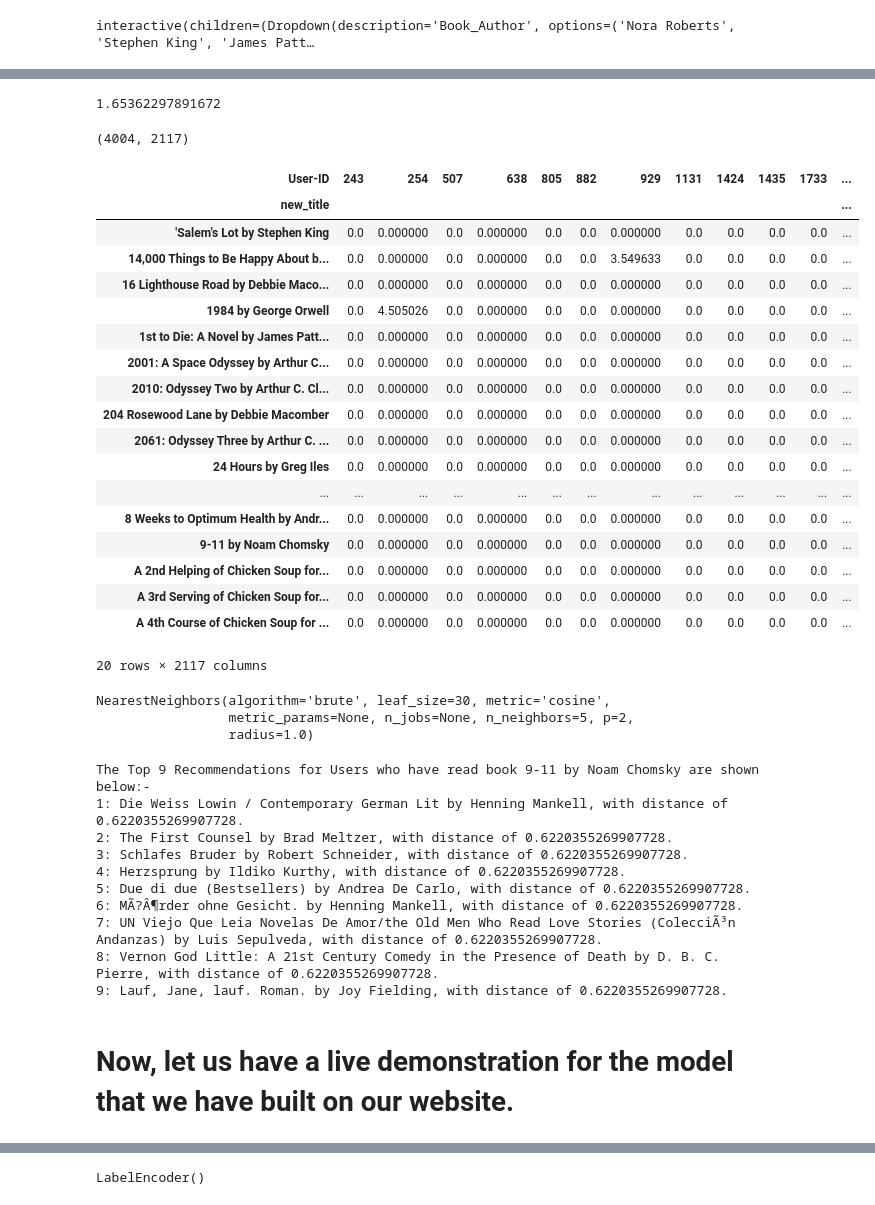
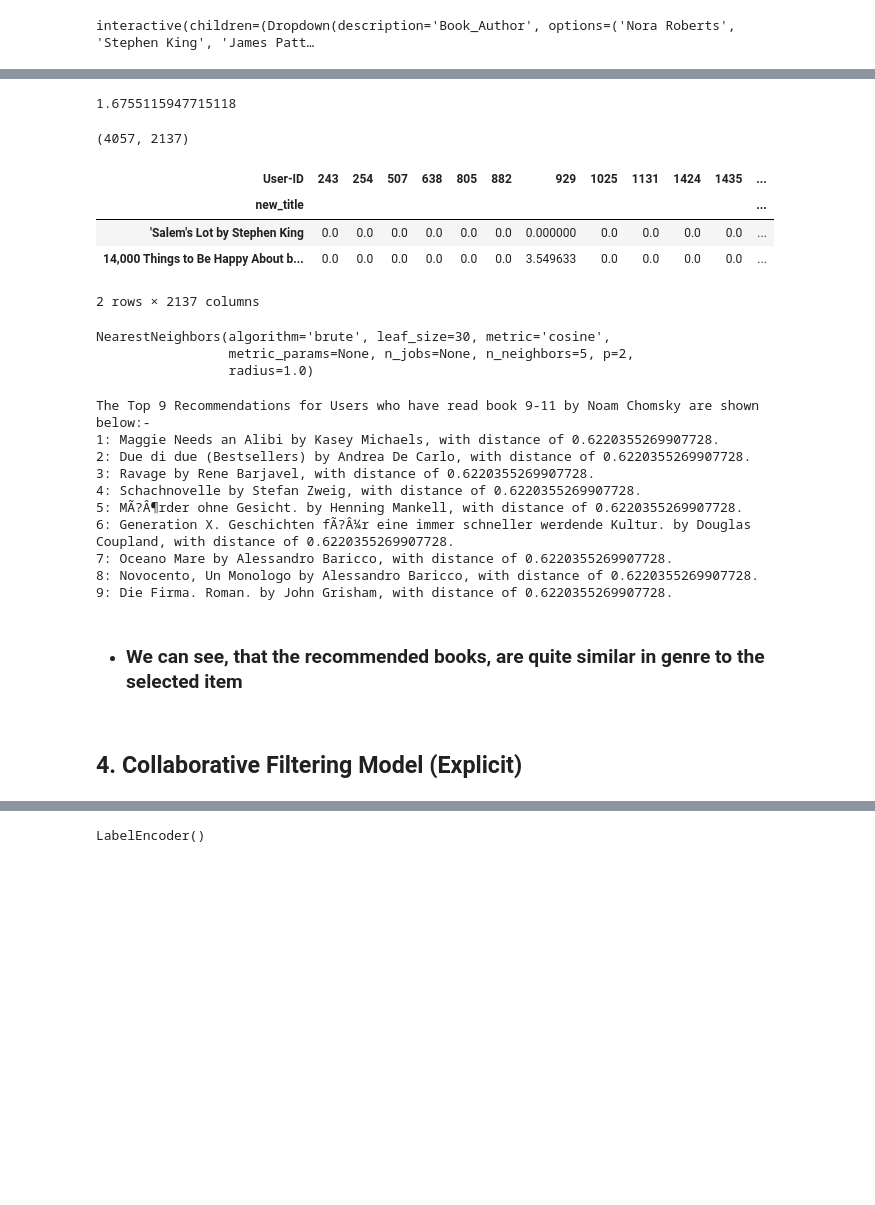
Before and after one commit to harshmudgil97/book_recommender_system, a Jupyter notebook: Final_Book_Recommendation_System.ipynb, the cells around one changed output, grey strips where cells are left out. Cells and saved outputs as stored; diff of their text form; code cells hidden in the pictures; blank space fills up the shorter version.

```diff
--- a/Final_Book_Recommendation_System.ipynb
+++ b/Final_Book_Recommendation_System.ipynb
@@ -90,5 +122,5 @@ df_merged = df_merged.merge(df_user,how='inner',on='User-ID')
 # %%
-df_merged.shape
-df_merged['Title-Lenght'] = df_merged['Book-Title'].apply(len)
+#adding a new column that measures the length of the title
+df_merged['Title-Length'] = df_merged['Book-Title'].apply(len)
 df_merged['Year-Of-Publication'] = pd.to_numeric(df_merged['Year-Of-Publication'], errors='coerce').fillna(2099, downcast = 'infer')
 # %%
@@ -309,2 +357,0 @@ df_merged['Age'] = df_merged['Age'].astype(int)
-# %%
-df_merged[['Book-Author', 'Publisher']] = df_merged[['Book-Author', 'Publisher']].fillna('Unknown')
@@ -337,5 +357,0 @@ df_merged[df_merged['Book-Title']== 'Selected Poems'][['Book-Title','Book-Author
-# %%
-# Create age groups using age column
-bins = [-1,12,20,50,100]
-labels = ['Kid','Teenager','Adult','Old']
-df_merged['age_bins'] = pd.cut(x=df_merged['Age'], bins=bins,labels=labels)
@@ -760,6 +757,6 @@ df_Knn.head(2)
 # %%
 # Dropping the columns that aren't much useful for KNN recommendation system.
-df_Knn.drop(columns=['ISBN',	'Book-Author',	'Year-Of-Publication',	'Publisher','Age','Location', 'Book-Rating', 'Rating-Count', 'Rating-Mean','Book-Title','Title-Lenght','age_bins'], inplace=True)
+df_Knn.drop(columns=['ISBN',	'Book-Author',	'Year-Of-Publication',	'Publisher','Age','Location', 'Book-Rating', 'Rating-Count', 'Rating-Mean','Book-Title','Title-Length','age_bins'], inplace=True)
 # %%
 # Calculating the total number of books in the dataset and the number of books used in the recommendation system.
 
@@ -771,35 +768,21 @@ Number_of_books_considered_for_recommendation = len(df_Knn['new_title'].unique()
 per_books_in_recommendation_system = (Number_of_books_considered_for_recommendation*100)/Number_of_books_in_dataset
 per_books_in_recommendation_system
 # %% [output]
-1.65362297891672
+1.6755115947715118
 # %%
 # Building the Final dataframe for the KNN Model.
 df_final = pd.pivot_table(data=df_Knn, index='new_title', columns='User-ID', values='Score').fillna(0)
 # %%
 df_final.shape
 # %% [output]
-(4004, 2117)
+(4057, 2137)
 # %%
-df_final.head(20)
+df_final.head(2)
 # %% [output]
-| User-ID | 243 | 254 | 507 | 638 | 805 | 882 | 929 | 1131 | 1424 | 1435 | 1733 | ... |
+| User-ID | 243 | 254 | 507 | 638 | 805 | 882 | 929 | 1025 | 1131 | 1424 | 1435 | ... |
 | new_title |  |  |  |  |  |  |  |  |  |  |  | ... |
-| 'Salem's Lot by Stephen King | 0.0 | 0.000000 | 0.0 | 0.000000 | 0.0 | 0.0 | 0.000000 | 0.0 | 0.0 | 0.0 | 0.0 | ... |
-| 14,000 Things to Be Happy About b... | 0.0 | 0.000000 | 0.0 | 0.000000 | 0.0 | 0.0 | 3.549633 | 0.0 | 0.0 | 0.0 | 0.0 | ... |
-| 16 Lighthouse Road by Debbie Maco... | 0.0 | 0.000000 | 0.0 | 0.000000 | 0.0 | 0.0 | 0.000000 | 0.0 | 0.0 | 0.0 | 0.0 | ... |
-| 1984 by George Orwell | 0.0 | 4.505026 | 0.0 | 0.000000 | 0.0 | 0.0 | 0.000000 | 0.0 | 0.0 | 0.0 | 0.0 | ... |
-| 1st to Die: A Novel by James Patt... | 0.0 | 0.000000 | 0.0 | 0.000000 | 0.0 | 0.0 | 0.000000 | 0.0 | 0.0 | 0.0 | 0.0 | ... |
-| 2001: A Space Odyssey by Arthur C... | 0.0 | 0.000000 | 0.0 | 0.000000 | 0.0 | 0.0 | 0.000000 | 0.0 | 0.0 | 0.0 | 0.0 | ... |
-| 2010: Odyssey Two by Arthur C. Cl... | 0.0 | 0.000000 | 0.0 | 0.000000 | 0.0 | 0.0 | 0.000000 | 0.0 | 0.0 | 0.0 | 0.0 | ... |
-| 204 Rosewood Lane by Debbie Macomber | 0.0 | 0.000000 | 0.0 | 0.000000 | 0.0 | 0.0 | 0.000000 | 0.0 | 0.0 | 0.0 | 0.0 | ... |
-| 2061: Odyssey Three by Arthur C. ... | 0.0 | 0.000000 | 0.0 | 0.000000 | 0.0 | 0.0 | 0.000000 | 0.0 | 0.0 | 0.0 | 0.0 | ... |
-| 24 Hours by Greg Iles | 0.0 | 0.000000 | 0.0 | 0.000000 | 0.0 | 0.0 | 0.000000 | 0.0 | 0.0 | 0.0 | 0.0 | ... |
-| ... | ... | ... | ... | ... | ... | ... | ... | ... | ... | ... | ... | ... |
-| 8 Weeks to Optimum Health by Andr... | 0.0 | 0.000000 | 0.0 | 0.000000 | 0.0 | 0.0 | 0.000000 | 0.0 | 0.0 | 0.0 | 0.0 | ... |
-| 9-11 by Noam Chomsky | 0.0 | 0.000000 | 0.0 | 0.000000 | 0.0 | 0.0 | 0.000000 | 0.0 | 0.0 | 0.0 | 0.0 | ... |
-| A 2nd Helping of Chicken Soup for... | 0.0 | 0.000000 | 0.0 | 0.000000 | 0.0 | 0.0 | 0.000000 | 0.0 | 0.0 | 0.0 | 0.0 | ... |
-| A 3rd Serving of Chicken Soup for... | 0.0 | 0.000000 | 0.0 | 0.000000 | 0.0 | 0.0 | 0.000000 | 0.0 | 0.0 | 0.0 | 0.0 | ... |
-| A 4th Course of Chicken Soup for ... | 0.0 | 0.000000 | 0.0 | 0.000000 | 0.0 | 0.0 | 0.000000 | 0.0 | 0.0 | 0.0 | 0.0 | ... |
+| 'Salem's Lot by Stephen King | 0.0 | 0.0 | 0.0 | 0.0 | 0.0 | 0.0 | 0.000000 | 0.0 | 0.0 | 0.0 | 0.0 | ... |
+| 14,000 Things to Be Happy About b... | 0.0 | 0.0 | 0.0 | 0.0 | 0.0 | 0.0 | 3.549633 | 0.0 | 0.0 | 0.0 | 0.0 | ... |
-20 rows × 2117 columns
+2 rows × 2137 columns
 # %%
 # converting the sparse matrix into condensed matrix using scipy.sparse functionality.
@@ -830,17 +808,19 @@ def recommend(movie, n_values=11):
 recommend('9-11 by Noam Chomsky', n_values=10)
 # %% [output]
 The Top 9 Recommendations for Users who have read book 9-11 by Noam Chomsky are shown below:-
-1: Die Weiss Lowin / Contemporary German Lit by Henning Mankell, with distance of 0.6220355269907728.
-2: The First Counsel by Brad Meltzer, with distance of 0.6220355269907728.
-3: Schlafes Bruder by Robert Schneider, with distance of 0.6220355269907728.
-4: Herzsprung by Ildiko Kurthy, with distance of 0.6220355269907728.
-5: Due di due (Bestsellers) by Andrea De Carlo, with distance of 0.6220355269907728.
-6: MÃ?Â¶rder ohne Gesicht. by Henning Mankell, with distance of 0.6220355269907728.
-7: UN Viejo Que Leia Novelas De Amor/the Old Men Who Read Love Stories (ColecciÃ³n Andanzas) by Luis Sepulveda, with distance of 0.6220355269907728.
-8: Vernon God Little: A 21st Century Comedy in the Presence of Death by D. B. C. Pierre, with distance of 0.6220355269907728.
-9: Lauf, Jane, lauf. Roman. by Joy Fielding, with distance of 0.6220355269907728.
+1: Maggie Needs an Alibi by Kasey Michaels, with distance of 0.6220355269907728.
+2: Due di due (Bestsellers) by Andrea De Carlo, with distance of 0.6220355269907728.
+3: Ravage by Rene Barjavel, with distance of 0.6220355269907728.
+4: Schachnovelle by Stefan Zweig, with distance of 0.6220355269907728.
+5: MÃ?Â¶rder ohne Gesicht. by Henning Mankell, with distance of 0.6220355269907728.
+6: Generation X. Geschichten fÃ?Â¼r eine immer schneller werdende Kultur. by Douglas Coupland, with distance of 0.6220355269907728.
+7: Oceano Mare by Alessandro Baricco, with distance of 0.6220355269907728.
+8: Novocento, Un Monologo by Alessandro Baricco, with distance of 0.6220355269907728.
+9: Die Firma. Roman. by John Grisham, with distance of 0.6220355269907728.
-# %% [markdown]
-# **Now, let us have a live demonstration for the model that we have built on our website.**
+# %% [markdown]
+* ### We can see, that the recommended books, are quite similar in genre to the selected item
+# %% [markdown]
+## **4. Collaborative Filtering Model (Explicit)**
 # %%
 def smooth_user_preference(x):
     return math.log(1+x, 2)
```
Also changed, not shown: parts of 171 cells of this notebook.
